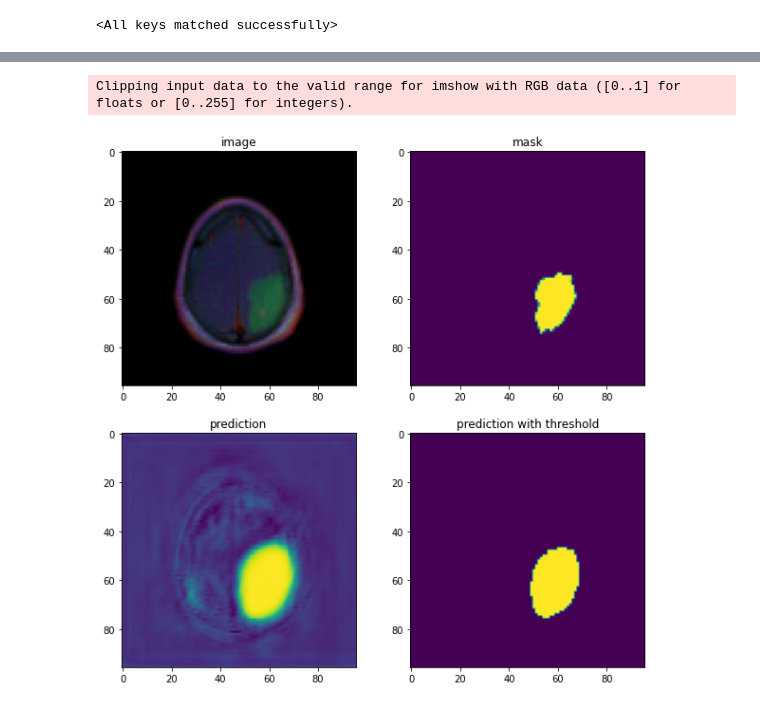
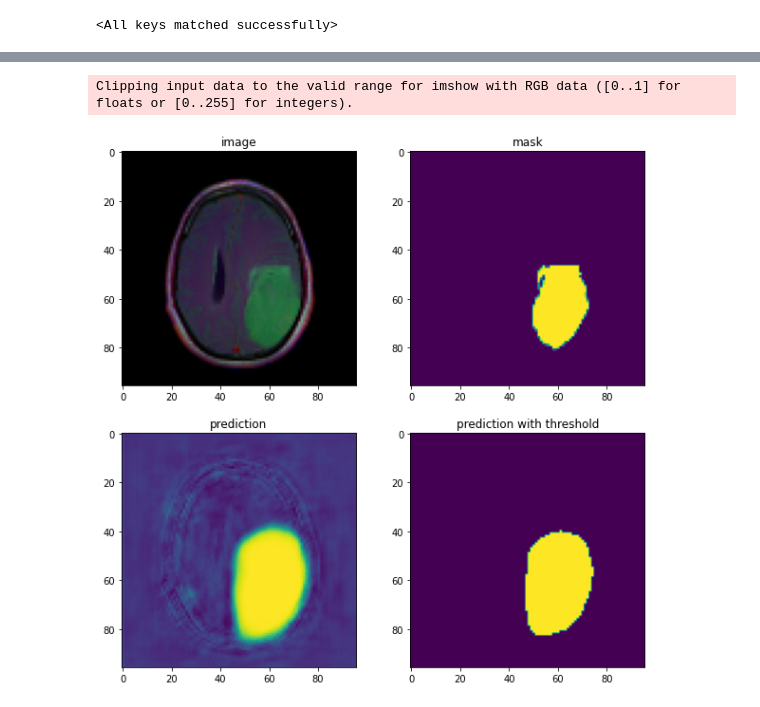
Before and after one commit to shizacharania/Brain-Tumour-Segmentation, a Jupyter notebook: Brain_Tumour_Segmentation_with_Comments.ipynb, the cells around one changed output, grey strips where cells are left out. Saved outputs shown, nothing was run; the diff lists cells and outputs as text; code cells hidden in the pictures.

```diff
--- a/Brain_Tumour_Segmentation_with_Comments.ipynb
+++ b/Brain_Tumour_Segmentation_with_Comments.ipynb
@@ -627,8 +648,8 @@ for epoch in range(epochs):
     # print("done one batch", str(count))
     # count += 1
 
-  mean_tloss = training_loss/(len(training_data))
-  mean_vloss = validation_loss/len(validation_data)
+  mean_tloss = training_loss/(len(trainloader))
+  mean_vloss = validation_loss/(len(validationloader))
 
   trlosses.append(mean_tloss)
   vlosses.append(mean_vloss)
@@ -749,39 +770,39 @@ Clipping input data to the valid range for imshow with RGB data ([0..1] for floa
 # %%
 visual_images, visual_masks = next(iter(testingloader))
 
-visual_images = visual_images[:1]
-visual_masks = visual_masks[:1]
+visual_images = visual_images[:10]
+visual_masks = visual_masks[:10]
 
 for i in range(len(visual_images)):
   image = visual_images[i]
   mask = visual_masks[i]
   image = image.unsqueeze(1)
   image = image.permute(1,0,2,3)
   output = model(image)
   output = output.detach().numpy()
   output = output.squeeze()
   pred_t = output.copy()
   pred_t[np.nonzero(pred_t < 0.9)] = 0.
   pred_t[np.nonzero(pred_t >= 0.9)] = 1.
   pred_t = pred_t.astype("uint8")
 
 # plot
 fig, ax = plt.subplots(nrows=2,  ncols=2, figsize=(10, 10))
 
 image = image.squeeze()
 image = image.permute(1,2,0)
 mask = mask.permute(1,2,0)
 mask = mask.squeeze()
 ax[0, 0].imshow(image)
 ax[0, 0].set_title("image")
 ax[0, 1].imshow(mask)
 ax[0, 1].set_title("mask")
 ax[1, 0].imshow(output)
 ax[1, 0].set_title("prediction")
 ax[1, 1].imshow(pred_t)
 ax[1, 1].set_title("prediction with threshold")
 plt.show()
 # %% [output]
 Clipping input data to the valid range for imshow with RGB data ([0..1] for floats or [0..255] for integers).
-[figure, old version]
+[figure, new version]
 # %%
```
Also changed, not shown: parts of 17 cells of this notebook.
